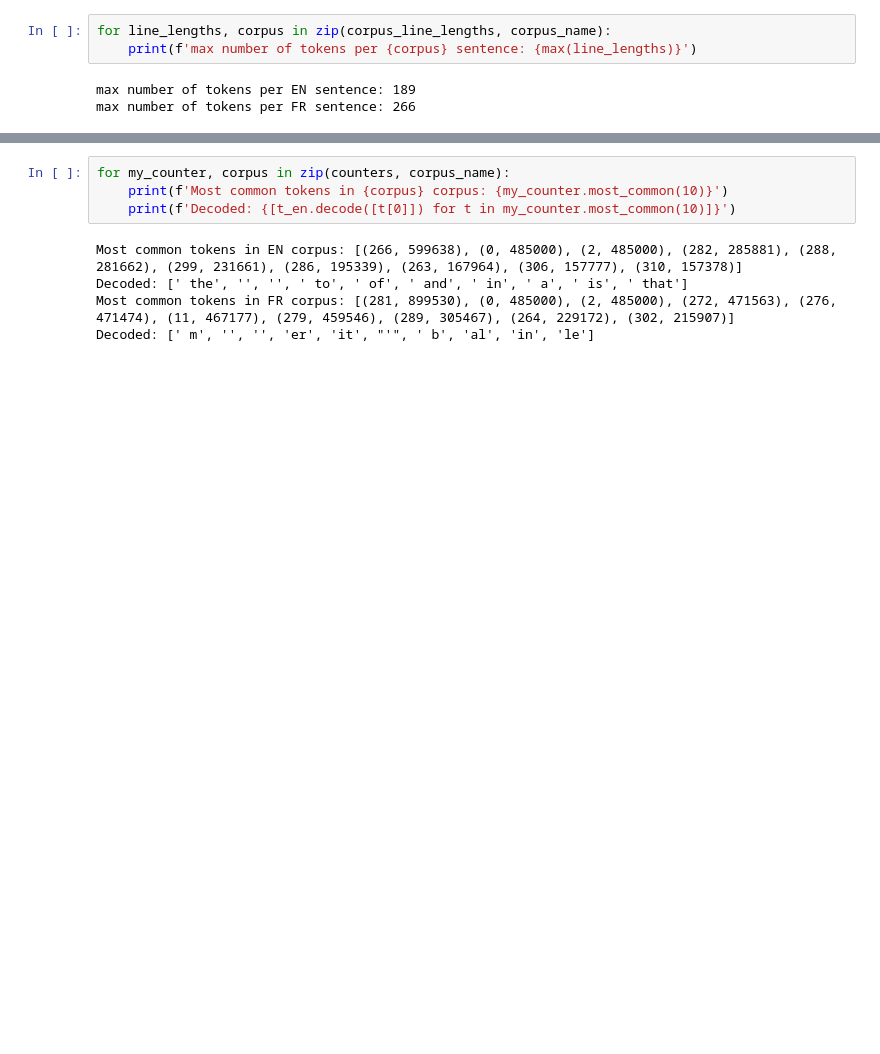
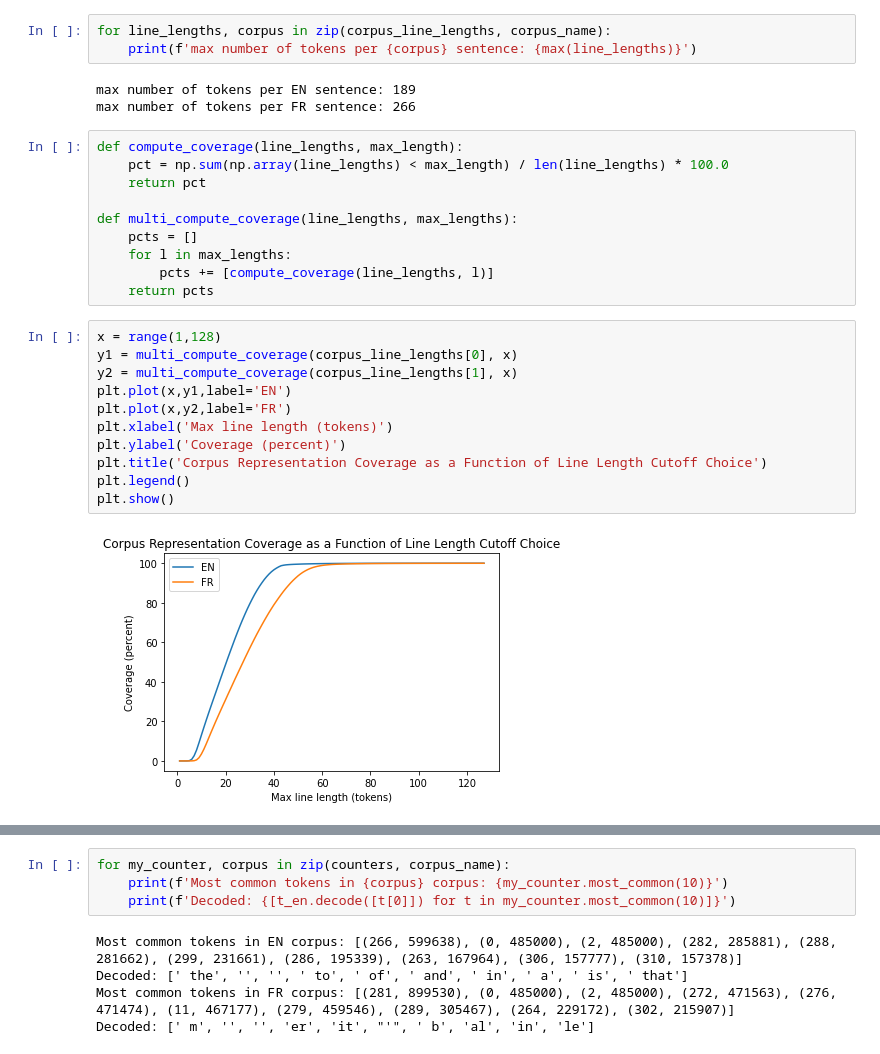
Before and after one commit to harmanpreet93/low-resource-machine-translation, a Jupyter notebook: notebooks/Alex-EDA.ipynb, the cells around one changed output, grey strips where cells are left out. Saved outputs shown, nothing was run; the diff lists cells and outputs as text; blank space fills up the shorter version.

Commit message:
Added line length analysis

```diff
--- a/notebooks/Alex-EDA.ipynb
+++ b/notebooks/Alex-EDA.ipynb
@@ -83,4 +83,27 @@ for line_lengths, corpus in zip(corpus_line_lengths, corpus_name):
 # %% [output]
 max number of tokens per EN sentence: 189
 max number of tokens per FR sentence: 266
+# %%
+def compute_coverage(line_lengths, max_length):
+    pct = np.sum(np.array(line_lengths) < max_length) / len(line_lengths) * 100.0
+    return pct
+
+def multi_compute_coverage(line_lengths, max_lengths):
+    pcts = []
+    for l in max_lengths:
+        pcts += [compute_coverage(line_lengths, l)]
+    return pcts
+# %%
+x = range(1,128)
+y1 = multi_compute_coverage(corpus_line_lengths[0], x)
+y2 = multi_compute_coverage(corpus_line_lengths[1], x)
+plt.plot(x,y1,label='EN')
+plt.plot(x,y2,label='FR')
+plt.xlabel('Max line length (tokens)')
+plt.ylabel('Coverage (percent)')
+plt.title('Corpus Representation Coverage as a Function of Line Length Cutoff Choice')
+plt.legend()
+plt.show()
+# %% [output]
+[figure, added]
 # %%
```
Also changed, not shown: parts of 2 cells of this notebook.
